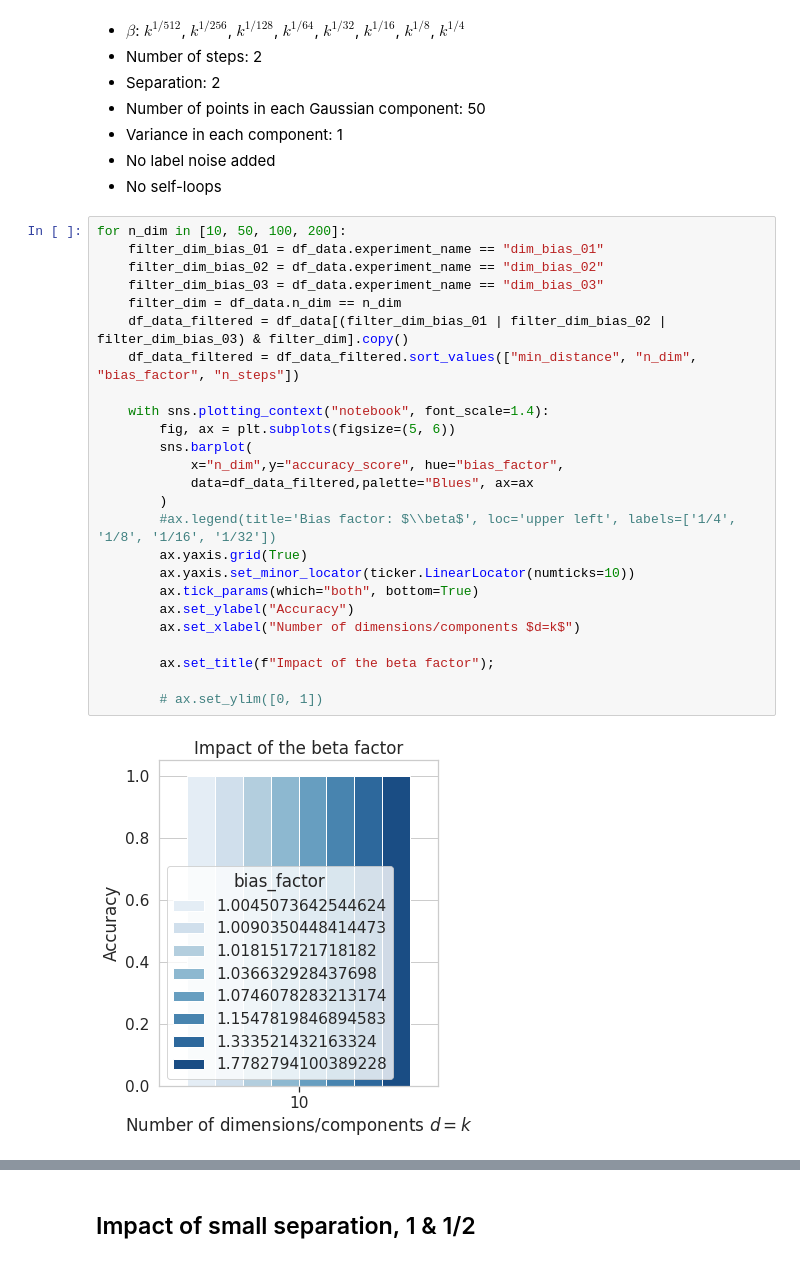
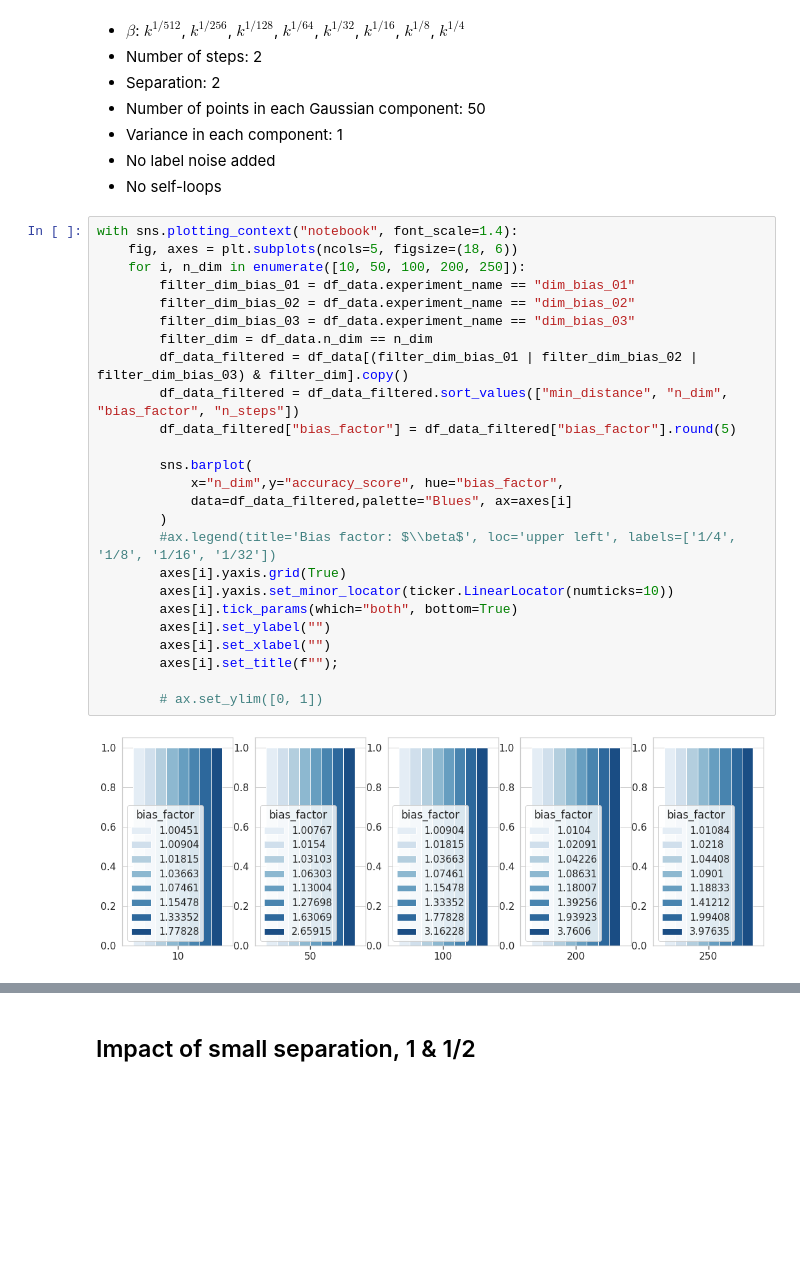
Before and after one commit to sheikhomar/mixture-learning, a Jupyter notebook: notebooks/03-initial-results.ipynb, the cells around one changed output, grey strips where cells are left out. Drawn from its saved outputs; the diff is of its cells as text; blank space fills up the shorter version.

```diff
--- a/notebooks/03-initial-results.ipynb
+++ b/notebooks/03-initial-results.ipynb
@@ -183,29 +183,29 @@ Experiment parameters:
 - No label noise added
 - No self-loops
 # %%
-for n_dim in [10, 50, 100, 200]:
-    filter_dim_bias_01 = df_data.experiment_name == "dim_bias_01"
-    filter_dim_bias_02 = df_data.experiment_name == "dim_bias_02"
-    filter_dim_bias_03 = df_data.experiment_name == "dim_bias_03"
-    filter_dim = df_data.n_dim == n_dim
-    df_data_filtered = df_data[(filter_dim_bias_01 | filter_dim_bias_02 | filter_dim_bias_03) & filter_dim].copy()
-    df_data_filtered = df_data_filtered.sort_values(["min_distance", "n_dim", "bias_factor", "n_steps"])
+with sns.plotting_context("notebook", font_scale=1.4):
+    fig, axes = plt.subplots(ncols=5, figsize=(18, 6))
+    for i, n_dim in enumerate([10, 50, 100, 200, 250]):
+        filter_dim_bias_01 = df_data.experiment_name == "dim_bias_01"
+        filter_dim_bias_02 = df_data.experiment_name == "dim_bias_02"
+        filter_dim_bias_03 = df_data.experiment_name == "dim_bias_03"
+        filter_dim = df_data.n_dim == n_dim
+        df_data_filtered = df_data[(filter_dim_bias_01 | filter_dim_bias_02 | filter_dim_bias_03) & filter_dim].copy()
+        df_data_filtered = df_data_filtered.sort_values(["min_distance", "n_dim", "bias_factor", "n_steps"])
+        df_data_filtered["bias_factor"] = df_data_filtered["bias_factor"].round(5)
 
-    with sns.plotting_context("notebook", font_scale=1.4):
-        fig, ax = plt.subplots(figsize=(5, 6))
         sns.barplot(
             x="n_dim",y="accuracy_score", hue="bias_factor",
-            data=df_data_filtered,palette="Blues", ax=ax
+            data=df_data_filtered,palette="Blues", ax=axes[i]
         )
         #ax.legend(title='Bias factor: $\\beta$', loc='upper left', labels=['1/4', '1/8', '1/16', '1/32'])
-        ax.yaxis.grid(True)
-        ax.yaxis.set_minor_locator(ticker.LinearLocator(numticks=10))
-        ax.tick_params(which="both", bottom=True)
-        ax.set_ylabel("Accuracy")
-        ax.set_xlabel("Number of dimensions/components $d=k$")
-
-        ax.set_title(f"Impact of the beta factor");
+        axes[i].yaxis.grid(True)
+        axes[i].yaxis.set_minor_locator(ticker.LinearLocator(numticks=10))
+        axes[i].tick_params(which="both", bottom=True)
+        axes[i].set_ylabel("")
+        axes[i].set_xlabel("")
+        axes[i].set_title(f"");
 
         # ax.set_ylim([0, 1])
 # %% [output]
-[figure, old version]
+[figure, new version]
```
Also changed, not shown: parts of 8 cells of this notebook.
